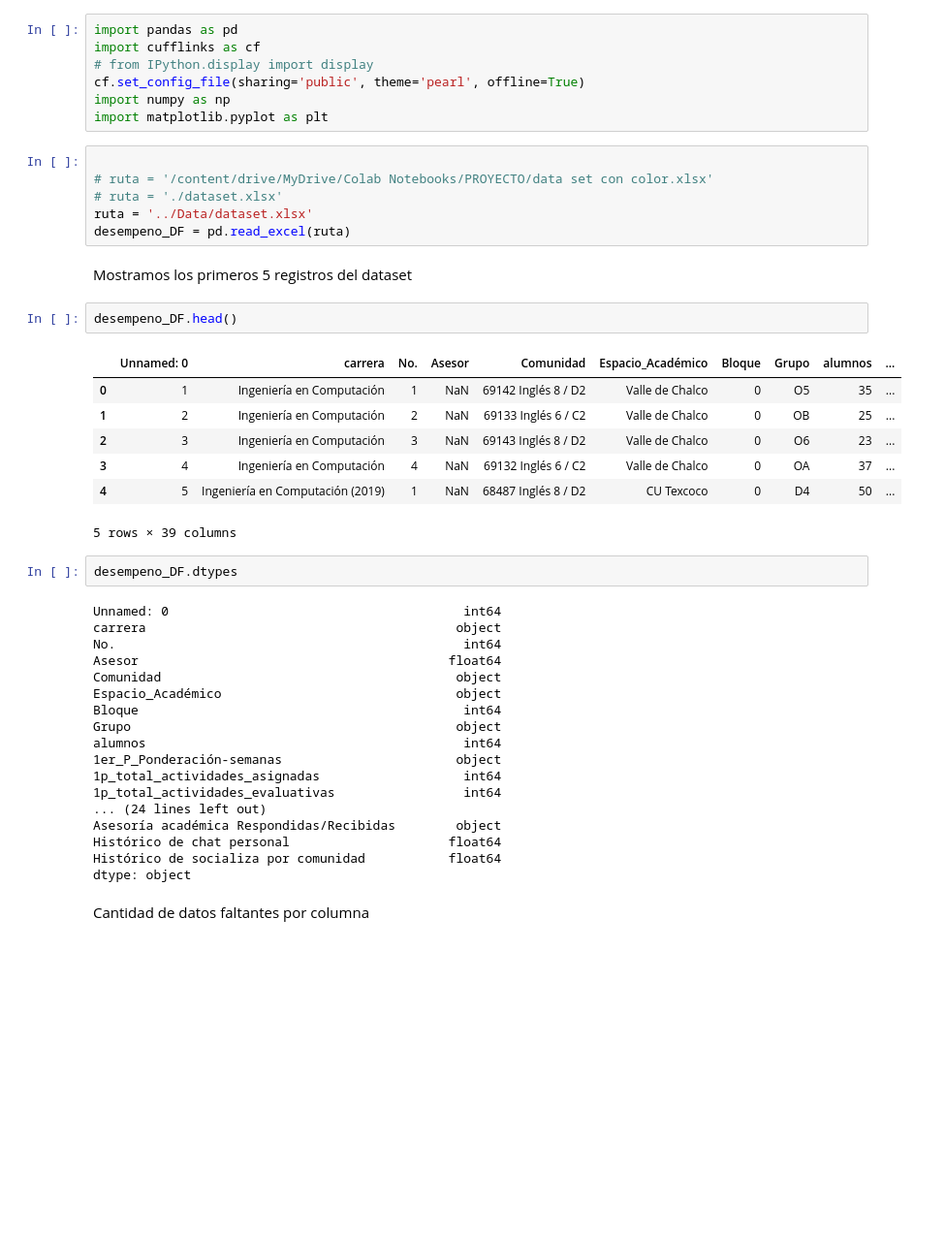
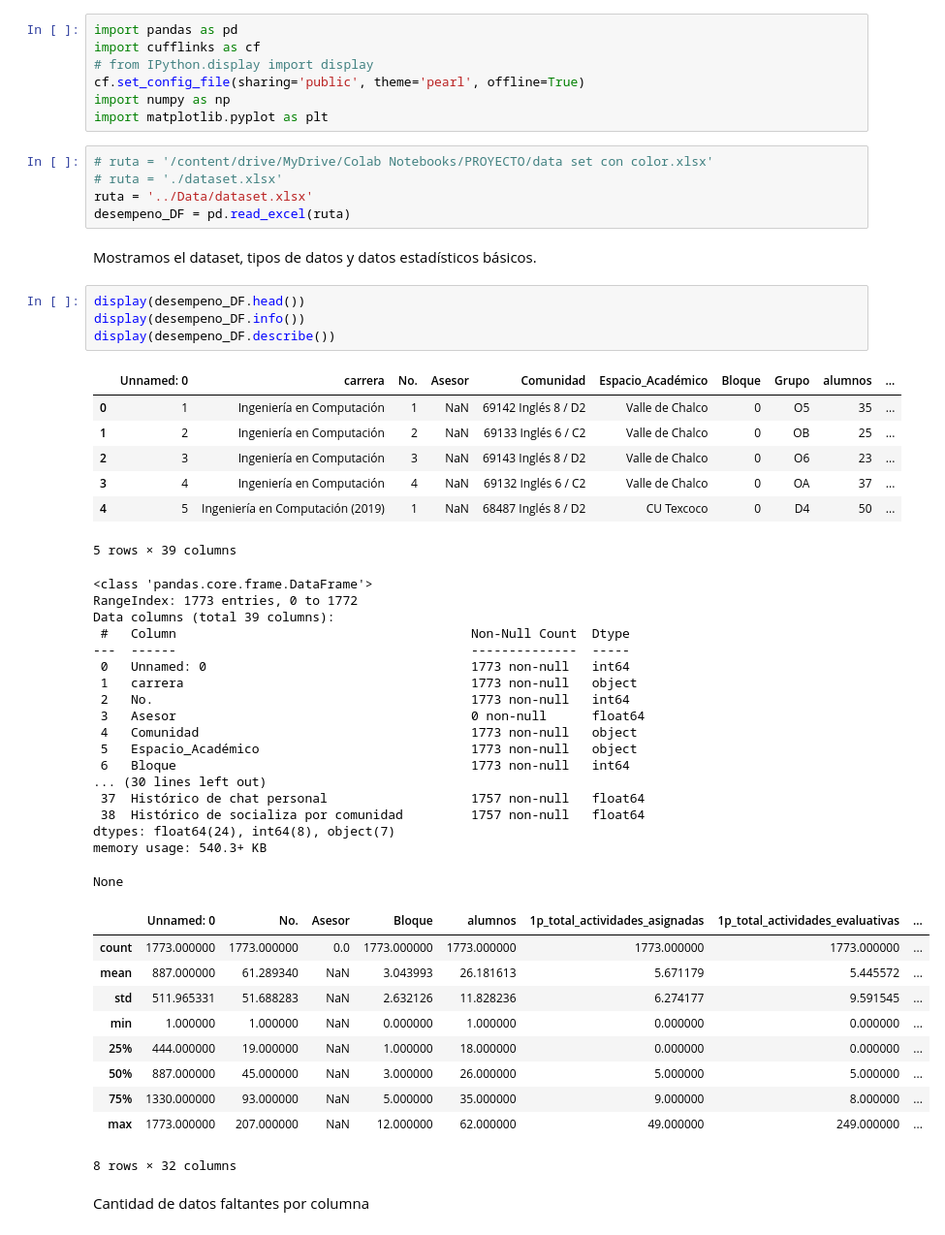
Before and after one commit to ArturoG1z/Proyecto-CyAD, a Jupyter notebook: Notebooks/01-Preprocesamiento.ipynb, the cells around one changed output. Shown at 97% size. Saved outputs shown, nothing was run; the diff lists cells and outputs as text; blank space fills up the shorter version.

Commit message:
Preprocesamiento de datos listo, avance de modelado

```diff
--- a/Notebooks/01-Preprocesamiento.ipynb
+++ b/Notebooks/01-Preprocesamiento.ipynb
@@ -8,43 +8,52 @@ cf.set_config_file(sharing='public', theme='pearl', offline=True)
 import numpy as np
 import matplotlib.pyplot as plt
 # %%
-
 # ruta = '/content/drive/MyDrive/Colab Notebooks/PROYECTO/data set con color.xlsx'
 # ruta = './dataset.xlsx'
 ruta = '../Data/dataset.xlsx'
 desempeno_DF = pd.read_excel(ruta)
-# %% [markdown]
-Mostramos los primeros 5 registros del dataset
-# %%
-desempeno_DF.head()
-# %% [output]
-|  | Unnamed: 0 | carrera | No. | Asesor | Comunidad | Espacio_Académico | Bloque | Grupo | alumnos | ... |
-| 0 | 1 | Ingeniería en Computación | 1 | NaN | 69142 Inglés 8 / D2 | Valle de Chalco | 0 | O5 | 35 | ... |
-| 1 | 2 | Ingeniería en Computación | 2 | NaN | 69133 Inglés 6 / C2 | Valle de Chalco | 0 | OB | 25 | ... |
-| 2 | 3 | Ingeniería en Computación | 3 | NaN | 69143 Inglés 8 / D2 | Valle de Chalco | 0 | O6 | 23 | ... |
-| 3 | 4 | Ingeniería en Computación | 4 | NaN | 69132 Inglés 6 / C2 | Valle de Chalco | 0 | OA | 37 | ... |
-| 4 | 5 | Ingeniería en Computación (2019) | 1 | NaN | 68487 Inglés 8 / D2 | CU Texcoco | 0 | D4 | 50 | ... |
-5 rows × 39 columns
-# %%
-desempeno_DF.dtypes
-# %% [output]
-Unnamed: 0                                       int64
-carrera                                         object
-No.                                              int64
-Asesor                                         float64
-Comunidad                                       object
-Espacio_Académico                               object
-Bloque                                           int64
-Grupo                                           object
-alumnos                                          int64
-1er_P_Ponderación-semanas                       object
-1p_total_actividades_asignadas                   int64
-1p_total_actividades_evaluativas                 int64
-... (24 lines left out)
-Asesoría académica Respondidas/Recibidas        object
-Histórico de chat personal                     float64
-Histórico de socializa por comunidad           float64
-dtype: object
+# %% [markdown]
+Mostramos el dataset, tipos de datos y datos estadísticos básicos.
+# %%
+display(desempeno_DF.head())
+display(desempeno_DF.info())
+display(desempeno_DF.describe())
+# %% [output]
+|  | Unnamed: 0 | carrera | No. | Asesor | Comunidad | Espacio_Académico | Bloque | Grupo | alumnos | ... |
+| 0 | 1 | Ingeniería en Computación | 1 | NaN | 69142 Inglés 8 / D2 | Valle de Chalco | 0 | O5 | 35 | ... |
+| 1 | 2 | Ingeniería en Computación | 2 | NaN | 69133 Inglés 6 / C2 | Valle de Chalco | 0 | OB | 25 | ... |
+| 2 | 3 | Ingeniería en Computación | 3 | NaN | 69143 Inglés 8 / D2 | Valle de Chalco | 0 | O6 | 23 | ... |
+| 3 | 4 | Ingeniería en Computación | 4 | NaN | 69132 Inglés 6 / C2 | Valle de Chalco | 0 | OA | 37 | ... |
+| 4 | 5 | Ingeniería en Computación (2019) | 1 | NaN | 68487 Inglés 8 / D2 | CU Texcoco | 0 | D4 | 50 | ... |
+5 rows × 39 columns
+<class 'pandas.core.frame.DataFrame'>
+RangeIndex: 1773 entries, 0 to 1772
+Data columns (total 39 columns):
+ #   Column                                       Non-Null Count  Dtype
+---  ------                                       --------------  -----
+ 0   Unnamed: 0                                   1773 non-null   int64
+ 1   carrera                                      1773 non-null   object
+ 2   No.                                          1773 non-null   int64
+ 3   Asesor                                       0 non-null      float64
+ 4   Comunidad                                    1773 non-null   object
+ 5   Espacio_Académico                            1773 non-null   object
+ 6   Bloque                                       1773 non-null   int64
+... (30 lines left out)
+ 37  Histórico de chat personal                   1757 non-null   float64
+ 38  Histórico de socializa por comunidad         1757 non-null   float64
+dtypes: float64(24), int64(8), object(7)
+memory usage: 540.3+ KB
+None
+|  | Unnamed: 0 | No. | Asesor | Bloque | alumnos | 1p_total_actividades_asignadas | 1p_total_actividades_evaluativas | ... |
+| count | 1773.000000 | 1773.000000 | 0.0 | 1773.000000 | 1773.000000 | 1773.000000 | 1773.000000 | ... |
+| mean | 887.000000 | 61.289340 | NaN | 3.043993 | 26.181613 | 5.671179 | 5.445572 | ... |
+| std | 511.965331 | 51.688283 | NaN | 2.632126 | 11.828236 | 6.274177 | 9.591545 | ... |
+| min | 1.000000 | 1.000000 | NaN | 0.000000 | 1.000000 | 0.000000 | 0.000000 | ... |
+| 25% | 444.000000 | 19.000000 | NaN | 1.000000 | 18.000000 | 0.000000 | 0.000000 | ... |
+| 50% | 887.000000 | 45.000000 | NaN | 3.000000 | 26.000000 | 5.000000 | 5.000000 | ... |
+| 75% | 1330.000000 | 93.000000 | NaN | 5.000000 | 35.000000 | 9.000000 | 8.000000 | ... |
+| max | 1773.000000 | 207.000000 | NaN | 12.000000 | 62.000000 | 49.000000 | 249.000000 | ... |
+8 rows × 32 columns
 # %% [markdown]
 Cantidad de datos faltantes por columna
 # %%
```
Also changed, not shown: parts of 4 cells of this notebook, 1 other file.
